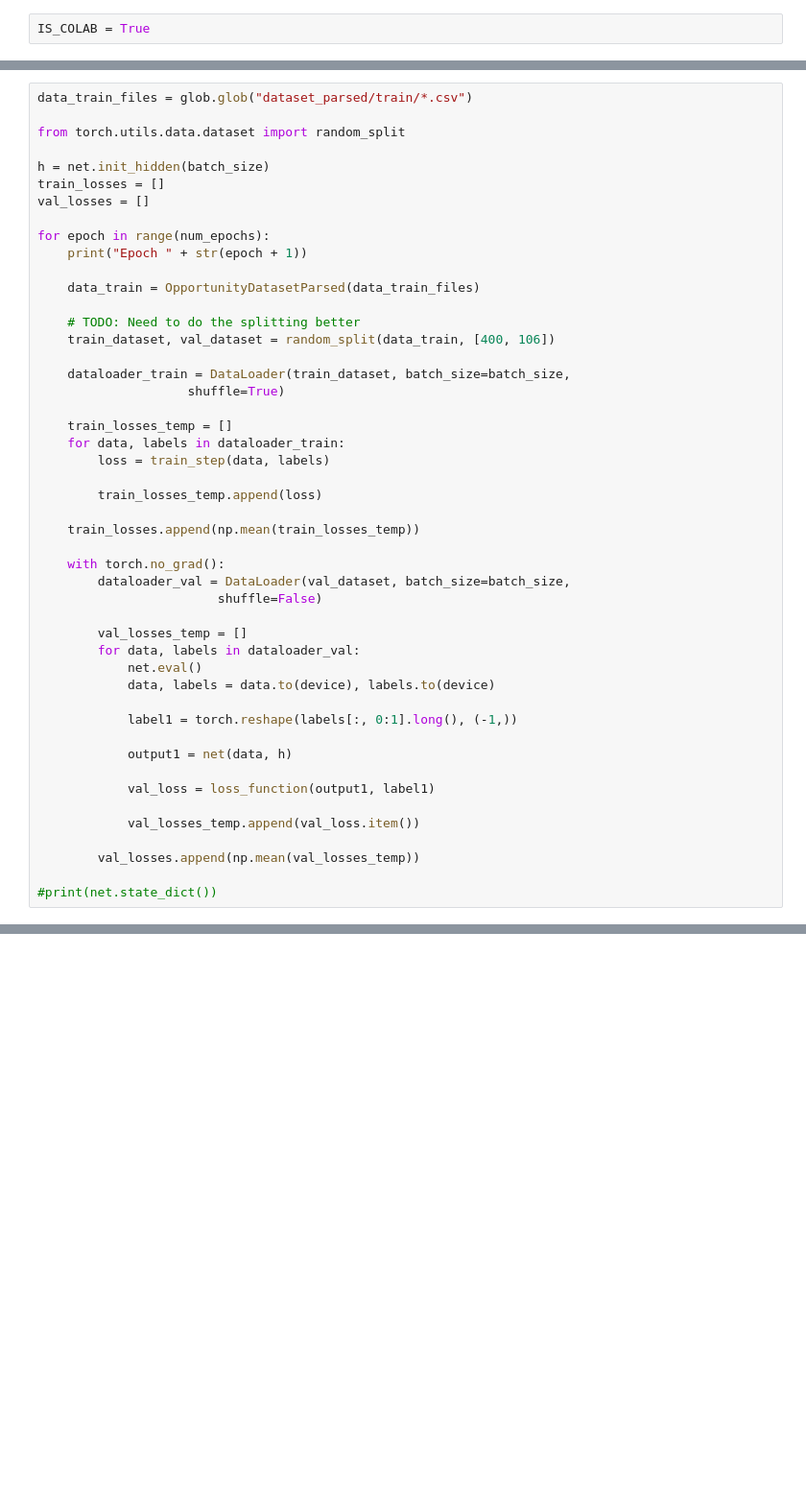
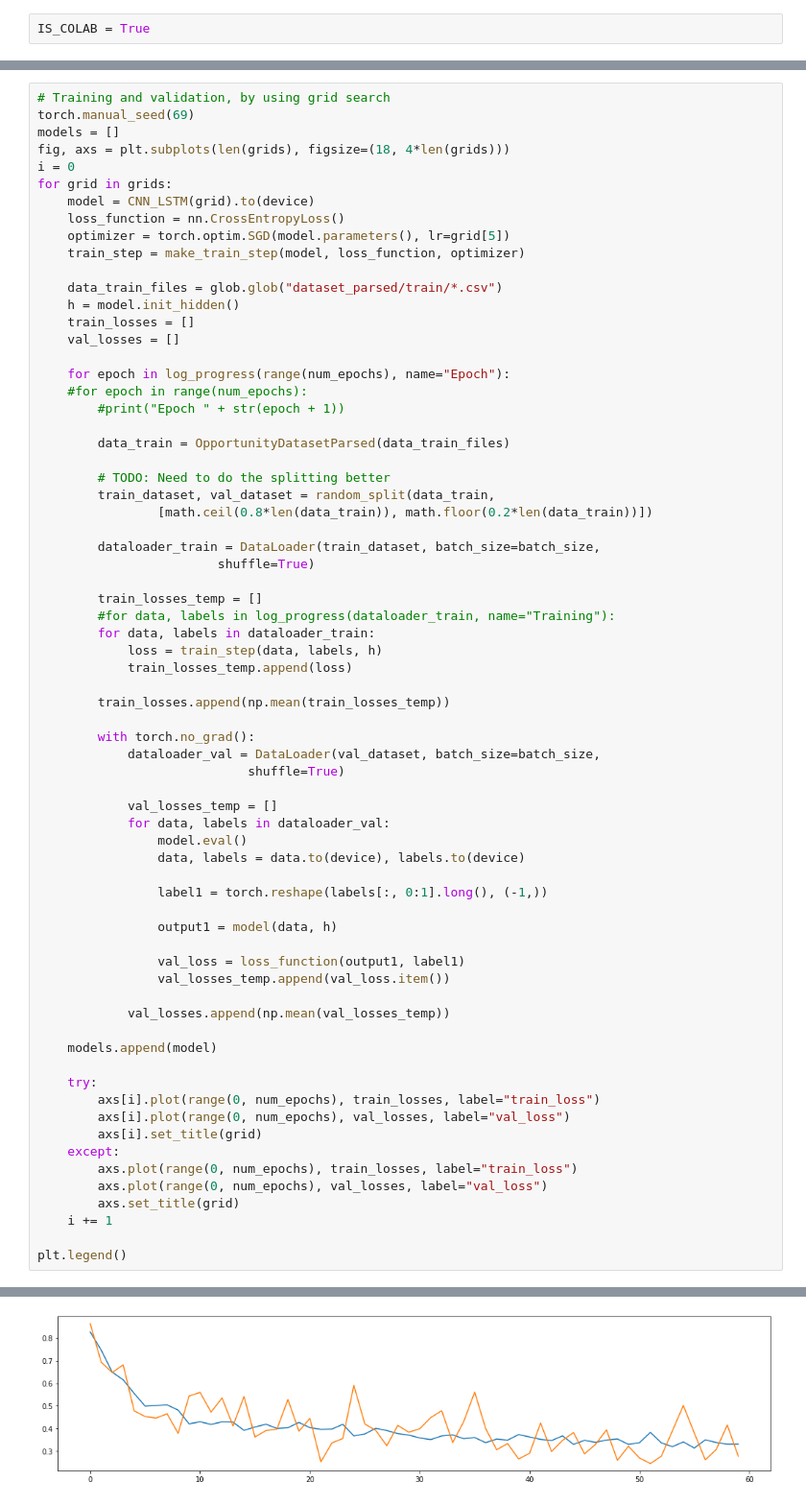
Before and after one commit to Ghifarahadian/concurrent-activity-recognition, a Jupyter notebook: CNNLSTM.ipynb, the cells around one changed output, grey strips where cells are left out. Shown at 96% size. Saved outputs shown, nothing was run; the diff lists cells and outputs as text; blank space fills up the shorter version.

```diff
--- a/CNNLSTM.ipynb
+++ b/CNNLSTM.ipynb
@@ -183,49 +219,70 @@ train_step = make_train_step(net, loss_function, optimizer)
 # %%
-data_train_files = glob.glob("dataset_parsed/train/*.csv")
+# Training and validation, by using grid search
+torch.manual_seed(69)
+models = []
+fig, axs = plt.subplots(len(grids), figsize=(18, 4*len(grids)))
+i = 0
+for grid in grids:
+    model = CNN_LSTM(grid).to(device)
+    loss_function = nn.CrossEntropyLoss()
+    optimizer = torch.optim.SGD(model.parameters(), lr=grid[5])
+    train_step = make_train_step(model, loss_function, optimizer)
 
-from torch.utils.data.dataset import random_split
+    data_train_files = glob.glob("dataset_parsed/train/*.csv")
+    h = model.init_hidden()
+    train_losses = []
+    val_losses = []
 
-h = net.init_hidden(batch_size)
-train_losses = []
-val_losses = []
+    for epoch in log_progress(range(num_epochs), name="Epoch"):
+    #for epoch in range(num_epochs):
+        #print("Epoch " + str(epoch + 1))
 
-for epoch in range(num_epochs):
-    print("Epoch " + str(epoch + 1))
+        data_train = OpportunityDatasetParsed(data_train_files)
 
-    data_train = OpportunityDatasetParsed(data_train_files)
+        # TODO: Need to do the splitting better
+        train_dataset, val_dataset = random_split(data_train,
+                [math.ceil(0.8*len(data_train)), math.floor(0.2*len(data_train))])
 
-    # TODO: Need to do the splitting better
-    train_dataset, val_dataset = random_split(data_train, [400, 106])
+        dataloader_train = DataLoader(train_dataset, batch_size=batch_size,
+                        shuffle=True)
 
-    dataloader_train = DataLoader(train_dataset, batch_size=batch_size,
-                    shuffle=True)
+        train_losses_temp = []
+        #for data, labels in log_progress(dataloader_train, name="Training"):
+        for data, labels in dataloader_train:
+            loss = train_step(data, labels, h)
+            train_losses_temp.append(loss)
 
-    train_losses_temp = []
-    for data, labels in dataloader_train:
-        loss = train_step(data, labels)
+        train_losses.append(np.mean(train_losses_temp))
 
-        train_losses_temp.append(loss)
+        with torch.no_grad():
+            dataloader_val = DataLoader(val_dataset, batch_size=batch_size,
+                            shuffle=True)
 
-    train_losses.append(np.mean(train_losses_temp))
+            val_losses_temp = []
+            for data, labels in dataloader_val:
+                model.eval()
+                data, labels = data.to(device), labels.to(device)
 
-    with torch.no_grad():
-        dataloader_val = DataLoader(val_dataset, batch_size=batch_size,
-                        shuffle=False)
+                label1 = torch.reshape(labels[:, 0:1].long(), (-1,))
 
-        val_losses_temp = []
-        for data, labels in dataloader_val:
-            net.eval()
-            data, labels = data.to(device), labels.to(device)
+                output1 = model(data, h)
 
-            label1 = torch.reshape(labels[:, 0:1].long(), (-1,))
+                val_loss = loss_function(output1, label1)
+                val_losses_temp.append(val_loss.item())
 
-            output1 = net(data, h)
+            val_losses.append(np.mean(val_losses_temp))
 
-            val_loss = loss_function(output1, label1)
+    models.append(model)
 
-            val_losses_temp.append(val_loss.item())
+    try:
+        axs[i].plot(range(0, num_epochs), train_losses, label="train_loss")
+        axs[i].plot(range(0, num_epochs), val_losses, label="val_loss")
+        axs[i].set_title(grid)
+    except:
+        axs.plot(range(0, num_epochs), train_losses, label="train_loss")
+        axs.plot(range(0, num_epochs), val_losses, label="val_loss")
+        axs.set_title(grid)
+    i += 1
 
-        val_losses.append(np.mean(val_losses_temp))
-
-#print(net.state_dict())
+plt.legend()
 # %% [output]
@@ -248,0 +291 @@ Epoch 30
+[figure, added]
```
Also changed, not shown: parts of 12 cells of this notebook.
